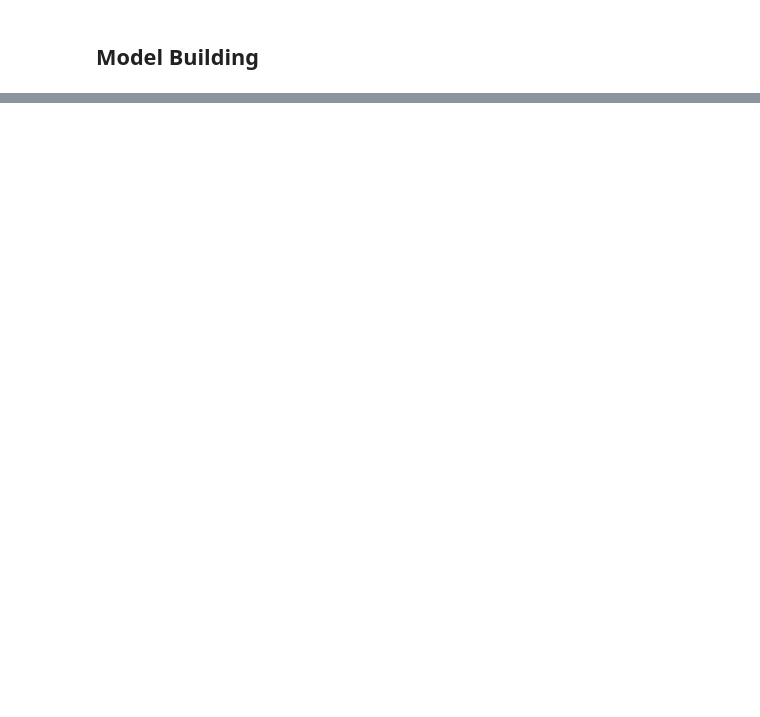
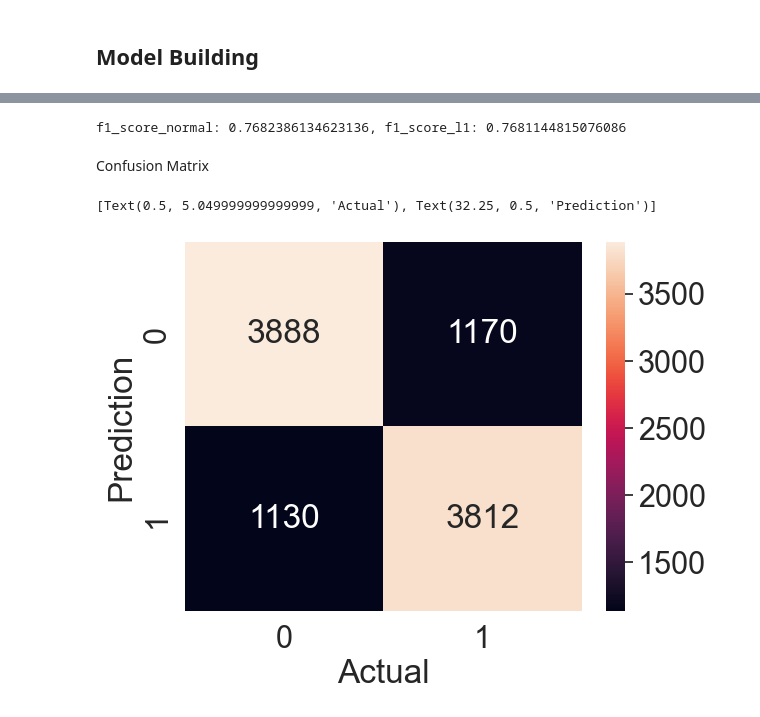
Before and after one commit to xuwenyihust/Machine-Learning, a Jupyter notebook: app-behaviors-analysis/app-behaviors-analysis.ipynb, the cells around one changed output, grey strips where cells are left out. Cells and saved outputs as stored; diff of their text form; code cells hidden in the pictures; blank space fills up the shorter version.

```diff
--- a/app-behaviors-analysis/app-behaviors-analysis.ipynb
+++ b/app-behaviors-analysis/app-behaviors-analysis.ipynb
@@ -442,12 +457,0 @@ classifier_l1 = LogisticRegression(random_state=0, penalty="l1")
-# %%
-classifier.fit(X_train, y_train)
-from sklearn.impute import SimpleImputer
-
-# Replace missing values with the mean of the column
-imputer = SimpleImputer(strategy='mean')
-X_train_imputed = imputer.fit_transform(X_train)
-X_test_imputed = imputer.transform(X_test)
-
-# Train the classifier on the imputed data
-classifier.fit(X_train_imputed, y_train)
-classifier_l1.fit(X_train_imputed, y_train)
@@ -456,0 +458,3 @@ LogisticRegression does not accept missing values encoded as NaN natively. For s
+# %%
+classifier_normal.fit(X_train, y_train)
+classifier_l1.fit(X_train, y_train)
@@ -456,0 +465,3 @@ LogisticRegression does not accept missing values encoded as NaN natively. For s
+# %%
+y_predict_normal = classifier_normal.predict(X_test)
+y_predict_l1 = classifier_l1.predict(X_test)
@@ -456,0 +506,17 @@ LogisticRegression does not accept missing values encoded as NaN natively. For s
+# %%
+f1_score_normal = f1_score(y_test, y_predict_normal)
+f1_score_l1 = f1_score(y_test, y_predict_l1)
+print(f"f1_score_normal: {f1_score_normal}, f1_score_l1: {f1_score_l1}")
+# %% [output]
+f1_score_normal: 0.7682386134623136, f1_score_l1: 0.7681144815076086
+# %% [markdown]
+Confusion Matrix
+# %%
+cm_normal = confusion_matrix(y_test, y_predict_normal)
+cm_l1 = confusion_matrix(y_test, y_predict_l1)
+# %%
+ax_normal = sn.heatmap(cm_normal, annot=True, fmt="d")
+ax_normal.set(xlabel='Actual', ylabel='Prediction')
+# %% [output]
+[Text(0.5, 5.049999999999999, 'Actual'), Text(32.25, 0.5, 'Prediction')]
+[figure, added]
```
Also changed, not shown: parts of 34 cells of this notebook.
